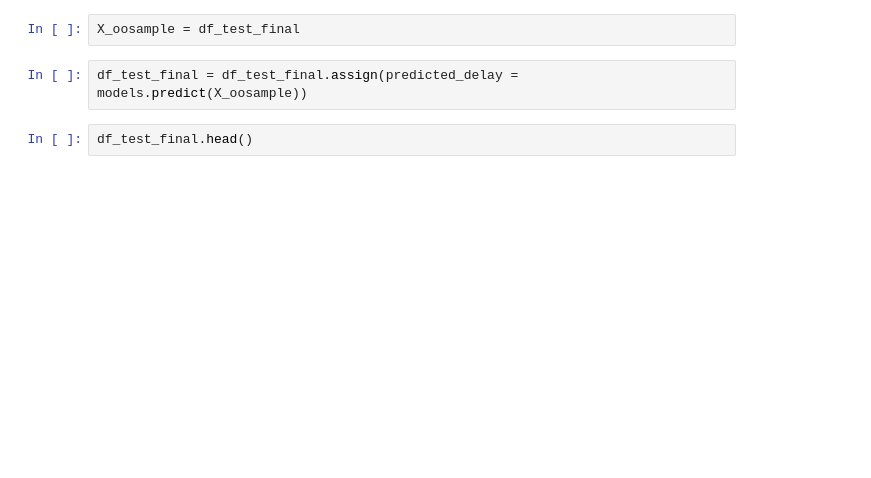
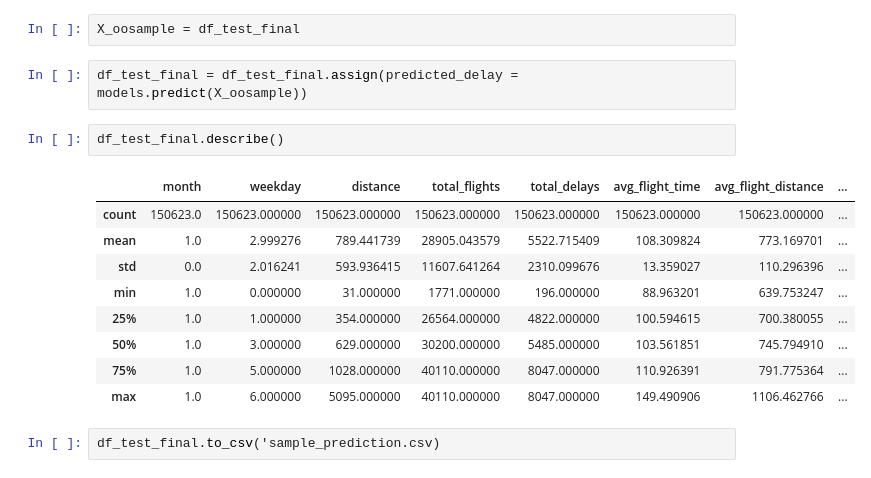
Before and after one commit to elslb/airline_delay_project, a Jupyter notebook: Modeling.ipynb, the cells around one changed output. Saved outputs shown, nothing was run; the diff lists cells and outputs as text; blank space fills up the shorter version.

```diff
--- a/Modeling.ipynb
+++ b/Modeling.ipynb
@@ -474,4 +473,16 @@ X_oosample = df_test_final
 # %%
 df_test_final = df_test_final.assign(predicted_delay = models.predict(X_oosample))
 # %%
-df_test_final.head()
+df_test_final.describe()
+# %% [output]
+|  | month | weekday | distance | total_flights | total_delays | avg_flight_time | avg_flight_distance | ... |
+| count | 150623.0 | 150623.000000 | 150623.000000 | 150623.000000 | 150623.000000 | 150623.000000 | 150623.000000 | ... |
+| mean | 1.0 | 2.999276 | 789.441739 | 28905.043579 | 5522.715409 | 108.309824 | 773.169701 | ... |
+| std | 0.0 | 2.016241 | 593.936415 | 11607.641264 | 2310.099676 | 13.359027 | 110.296396 | ... |
+| min | 1.0 | 0.000000 | 31.000000 | 1771.000000 | 196.000000 | 88.963201 | 639.753247 | ... |
+| 25% | 1.0 | 1.000000 | 354.000000 | 26564.000000 | 4822.000000 | 100.594615 | 700.380055 | ... |
+| 50% | 1.0 | 3.000000 | 629.000000 | 30200.000000 | 5485.000000 | 103.561851 | 745.794910 | ... |
+| 75% | 1.0 | 5.000000 | 1028.000000 | 40110.000000 | 8047.000000 | 110.926391 | 791.775364 | ... |
+| max | 1.0 | 6.000000 | 5095.000000 | 40110.000000 | 8047.000000 | 149.490906 | 1106.462766 | ... |
+# %%
+df_test_final.to_csv('sample_prediction.csv)
```
Also changed, not shown: parts of 2 cells of this notebook.
